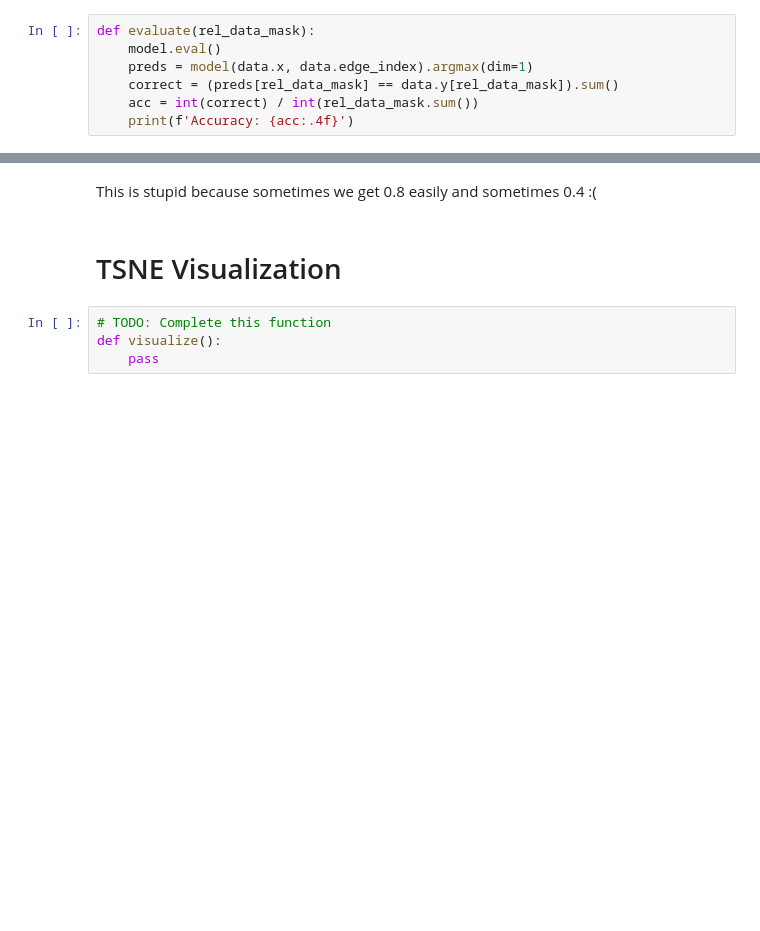
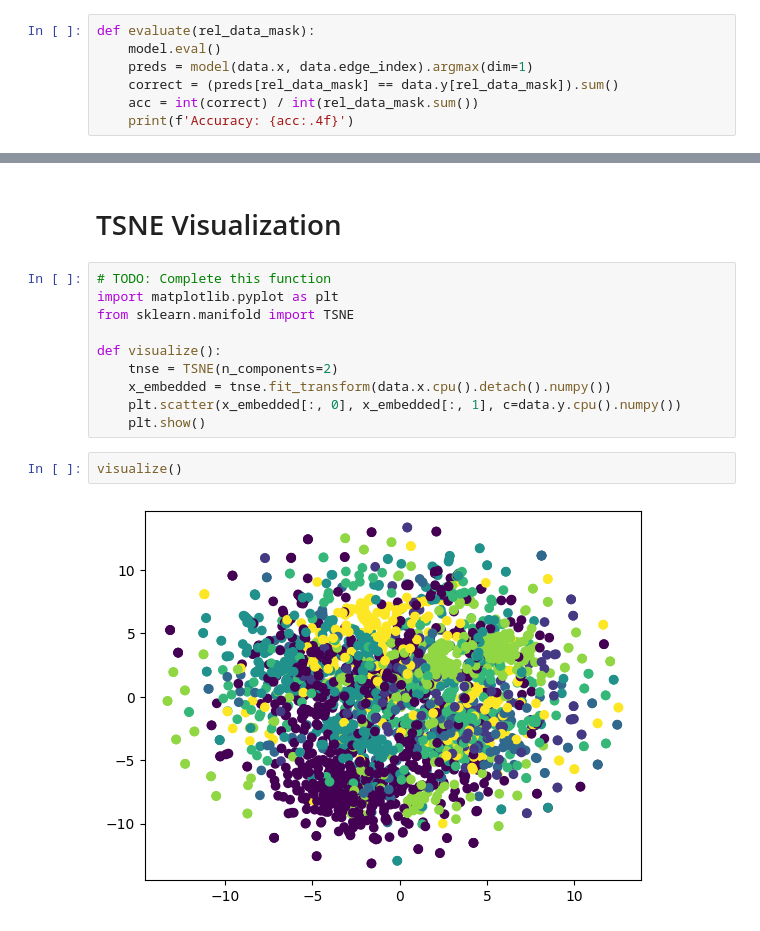
Before and after one commit to NaomiDerel/Active_Learning_GNN_Lab, a Jupyter notebook: Part 2.ipynb, the cells around one changed output, grey strips where cells are left out. Saved outputs shown, nothing was run; the diff lists cells and outputs as text; blank space fills up the shorter version.

```diff
--- a/Part 2.ipynb
+++ b/Part 2.ipynb
@@ -205,8 +209,16 @@ Accuracy: 0.8226
-# %% [markdown]
-This is stupid because sometimes we get 0.8 easily and sometimes 0.4 :(
 # %% [markdown]
 # TSNE Visualization
 # %%
 # TODO: Complete this function
+import matplotlib.pyplot as plt
+from sklearn.manifold import TSNE
+
 def visualize():
-    pass
+    tnse = TSNE(n_components=2)
+    x_embedded = tnse.fit_transform(data.x.cpu().detach().numpy())
+    plt.scatter(x_embedded[:, 0], x_embedded[:, 1], c=data.y.cpu().numpy())
+    plt.show()
+# %%
+visualize()
+# %% [output]
+[figure, added]
```
Also changed, not shown: parts of 6 cells of this notebook.
